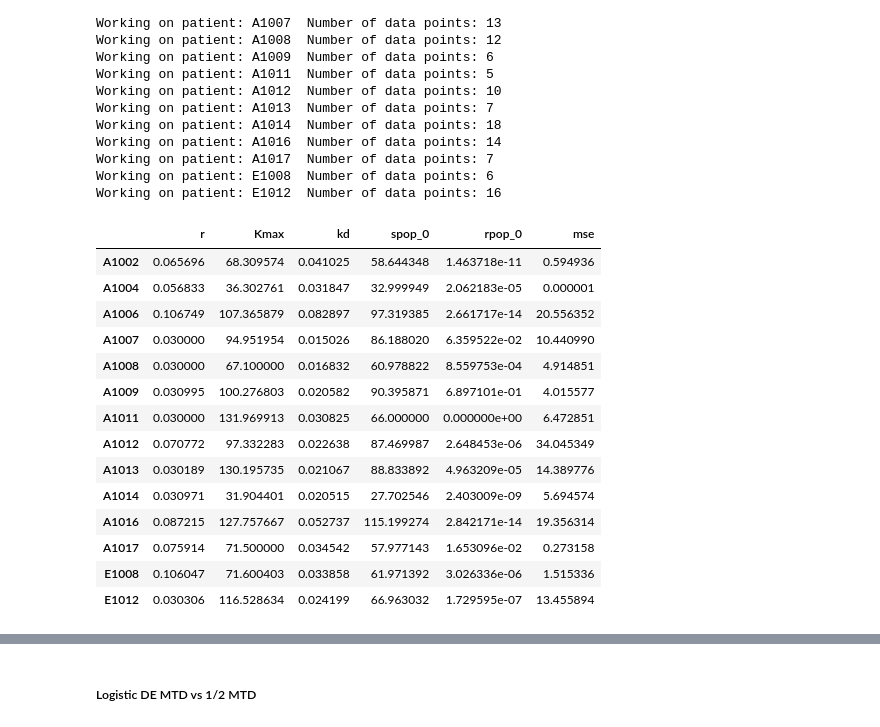
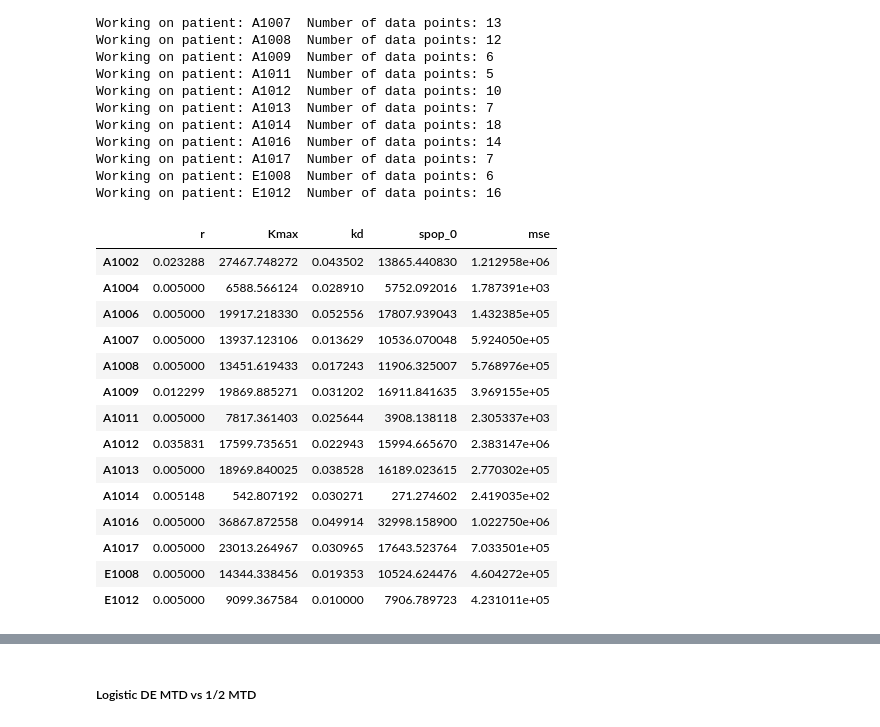
Before and after one commit to hkailas/Erlotinib, a Jupyter notebook: Erlotinib_predictions.ipynb, the cells around one changed output, grey strips where cells are left out. Cells and saved outputs as stored; diff of their text form; code cells hidden in the pictures.

```diff
--- a/Erlotinib_predictions.ipynb
+++ b/Erlotinib_predictions.ipynb
@@ -68,7 +42,8 @@ def system_ode_logistic(time, populations, params):
 
 # Cost function
 def cost_func_logistic(params, time, data):
-    initial_populations = params[3:]
+    # initial_populations = params[3:]
+    initial_populations = [params[3], data[0]-params[3]]
     tspan = [days[0], days[-1]]
 
     pred_data_log = solve_ivp(system_ode_logistic, tspan, initial_populations,
@@ -93,20 +65,0 @@ def cost_func_logistic(params, time, data):
-# %%
-unique_IDs = df.ID.unique()
-master_dictionary = {} # dictionary to store the optimized parameters for each patient
-
-# Find optimal parameters for each patient
-for id in unique_IDs:
-
-    days = df.days[df.ID == id].tolist()
-    data = df.sum_tumor_lengths[df.ID == id].tolist()
-    print("Working on patient:", id, " Number of data points:", len(days))
-
-# fitting patient data to equations (r,Kmax,kd,spop,rpop)
-    #bounds = [(1e-2, 2e-1), (data[0], 1000), (1e-2, 1e-1),(0, data[0]), (0, 3*data[0])]
-    #init_params = [5e-2, 3*data[0],2e-2, data[0]-1e-3, 1e-3]
-    bounds = [(2e-2, 2e-1), (data[0], 120), (1e-2, 1e-1),(0, data[0]), (0, 3*data[0])]
-    init_params = [5e-2, data[0],5e-2, data[0]-1e-3, 1e-3]
-    opt_result_log = minimize(cost_func_logistic, init_params,
-                              args=(days, data), bounds = bounds, method="nelder-mead")
-    # store the optimal parameters and the cost function value (last entry in list)
-    master_dictionary[id] = opt_result_log.x.tolist() + [opt_result_log.fun]
@@ -206,12 +74,12 @@ master_dictionary = {} # dictionary to store the optimized parameters for each p
 for id in unique_IDs:
 
     days = df.days[df.ID == id].tolist()
-    data = df.sum_tumor_lengths[df.ID == id].tolist()
+    data = df.Sum_tumor_volume[df.ID == id].tolist()
     max_value = max(data[0], data[-1])
 
     print("Working on patient:", id, " Number of data points:", len(days))
-    #bounds = [(3e-2, 3e-1), (1.1*max_value, 2*max_value), (1e-2, 1e-1),(0, data[0]), (0, 3*data[0])] # r, K, kd, spop, rpop
-    bounds = [(5e-3, 3e-1), (1.1*max_value, 2*max_value), (1e-2, 1e-1),(0, data[0]-1e-3)] # r, K, kd, spop0, rpop0
+    #bounds = [(3e-2, 3e-1), (1.1*max_value, 2*max_value), (1e-2, 1e-1),(0, data[0]) # r, K, kd, spop, rpop
+    bounds = [(5e-3, 3e-1), (1.1*max_value, 2*max_value), (1e-2, 1e-1),(0, data[0]-1e-3)] # r, K, kd, spop0,
 
 
     # Use differential_evolution to perform a random search
@@ -234,25 +102,25 @@ Working on patient: A1017  Number of data points: 7
 Working on patient: E1008  Number of data points: 6
 Working on patient: E1012  Number of data points: 16
 # %%
-df_log2 = pd.DataFrame.from_dict(master_dictionary, orient='index',
-                                     columns=['r','Kmax','kd','spop_0','rpop_0','mse'])
-df_log2
+df_log = pd.DataFrame.from_dict(master_dictionary, orient='index',
+                                     columns=['r','Kmax','kd','spop_0','mse'])
+df_log
 # %% [output]
-|  | r | Kmax | kd | spop_0 | rpop_0 | mse |
-| A1002 | 0.065696 | 68.309574 | 0.041025 | 58.644348 | 1.463718e-11 | 0.594936 |
-| A1004 | 0.056833 | 36.302761 | 0.031847 | 32.999949 | 2.062183e-05 | 0.000001 |
-| A1006 | 0.106749 | 107.365879 | 0.082897 | 97.319385 | 2.661717e-14 | 20.556352 |
-| A1007 | 0.030000 | 94.951954 | 0.015026 | 86.188020 | 6.359522e-02 | 10.440990 |
-| A1008 | 0.030000 | 67.100000 | 0.016832 | 60.978822 | 8.559753e-04 | 4.914851 |
-| A1009 | 0.030995 | 100.276803 | 0.020582 | 90.395871 | 6.897101e-01 | 4.015577 |
-| A1011 | 0.030000 | 131.969913 | 0.030825 | 66.000000 | 0.000000e+00 | 6.472851 |
-| A1012 | 0.070772 | 97.332283 | 0.022638 | 87.469987 | 2.648453e-06 | 34.045349 |
-| A1013 | 0.030189 | 130.195735 | 0.021067 | 88.833892 | 4.963209e-05 | 14.389776 |
-| A1014 | 0.030971 | 31.904401 | 0.020515 | 27.702546 | 2.403009e-09 | 5.694574 |
-| A1016 | 0.087215 | 127.757667 | 0.052737 | 115.199274 | 2.842171e-14 | 19.356314 |
-| A1017 | 0.075914 | 71.500000 | 0.034542 | 57.977143 | 1.653096e-02 | 0.273158 |
-| E1008 | 0.106047 | 71.600403 | 0.033858 | 61.971392 | 3.026336e-06 | 1.515336 |
-| E1012 | 0.030306 | 116.528634 | 0.024199 | 66.963032 | 1.729595e-07 | 13.455894 |
+|  | r | Kmax | kd | spop_0 | mse |
+| A1002 | 0.023288 | 27467.748272 | 0.043502 | 13865.440830 | 1.212958e+06 |
+| A1004 | 0.005000 | 6588.566124 | 0.028910 | 5752.092016 | 1.787391e+03 |
+| A1006 | 0.005000 | 19917.218330 | 0.052556 | 17807.939043 | 1.432385e+05 |
+| A1007 | 0.005000 | 13937.123106 | 0.013629 | 10536.070048 | 5.924050e+05 |
+| A1008 | 0.005000 | 13451.619433 | 0.017243 | 11906.325007 | 5.768976e+05 |
+| A1009 | 0.012299 | 19869.885271 | 0.031202 | 16911.841635 | 3.969155e+05 |
+| A1011 | 0.005000 | 7817.361403 | 0.025644 | 3908.138118 | 2.305337e+03 |
+| A1012 | 0.035831 | 17599.735651 | 0.022943 | 15994.665670 | 2.383147e+06 |
+| A1013 | 0.005000 | 18969.840025 | 0.038528 | 16189.023615 | 2.770302e+05 |
+| A1014 | 0.005148 | 542.807192 | 0.030271 | 271.274602 | 2.419035e+02 |
+| A1016 | 0.005000 | 36867.872558 | 0.049914 | 32998.158900 | 1.022750e+06 |
+| A1017 | 0.005000 | 23013.264967 | 0.030965 | 17643.523764 | 7.033501e+05 |
+| E1008 | 0.005000 | 14344.338456 | 0.019353 | 10524.624476 | 4.604272e+05 |
+| E1012 | 0.005000 | 9099.367584 | 0.010000 | 7906.789723 | 4.231011e+05 |
 # %%
 # setting up subplots
 n = len(unique_IDs)
```
Also changed, not shown: parts of 11 cells of this notebook, 1 other file.
